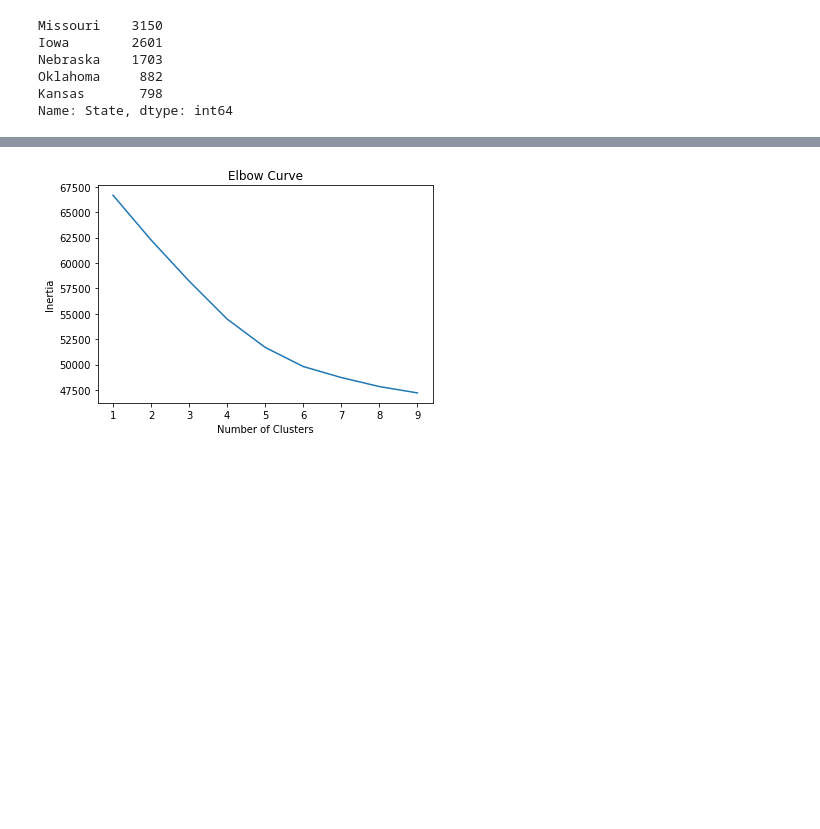
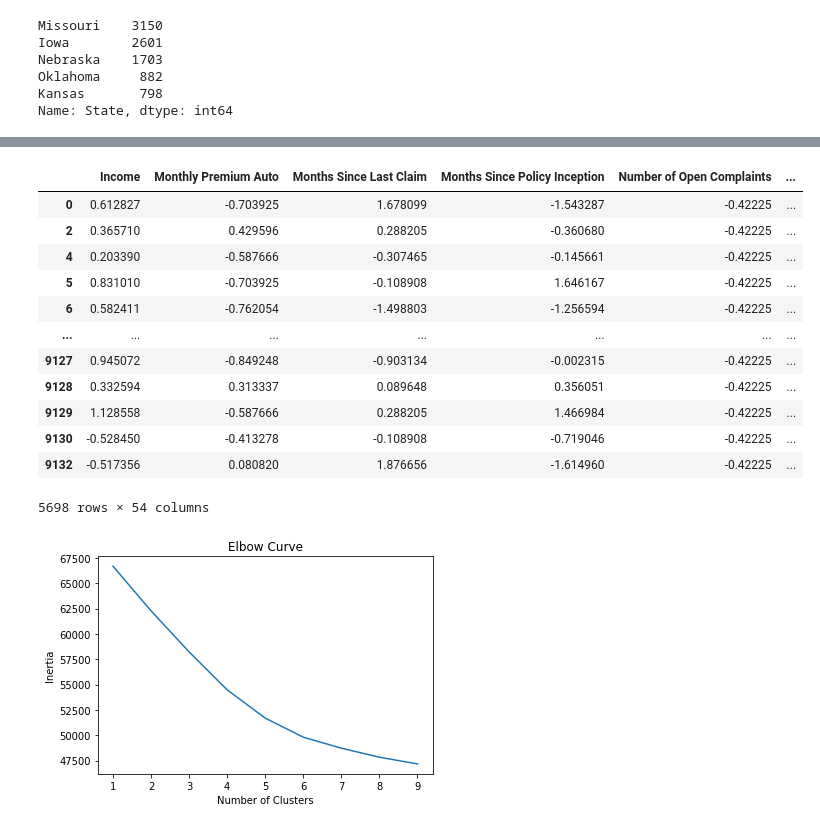
Before and after one commit to Delphine-Jean/Delphine-Jean_portfolio, a Jupyter notebook: Portfolio Data Science/Projets K Mean/Auto_insurance_Kmeans.ipynb, the cells around one changed output, grey strips where cells are left out. Cells and saved outputs as stored; diff of their text form; code cells hidden in the pictures; blank space fills up the shorter version.

```diff
--- a/Portfolio Data Science/Projets K Mean/Auto_insurance_Kmeans.ipynb
+++ b/Portfolio Data Science/Projets K Mean/Auto_insurance_Kmeans.ipynb
@@ -116,6 +116,22 @@ dataset_matrix.groupby(customer_kmean_cluster_2).mean()
 # %%
 employees = dataset_matrix_scaled.loc[dataset_matrix_scaled["EmploymentStatus_Employed"]==1,
                                       ]
+# %%
+employees
+# %% [output]
+|  | Income | Monthly Premium Auto | Months Since Last Claim | Months Since Policy Inception | Number of Open Complaints | ... |
+| 0 | 0.612827 | -0.703925 | 1.678099 | -1.543287 | -0.42225 | ... |
+| 2 | 0.365710 | 0.429596 | 0.288205 | -0.360680 | -0.42225 | ... |
+| 4 | 0.203390 | -0.587666 | -0.307465 | -0.145661 | -0.42225 | ... |
+| 5 | 0.831010 | -0.703925 | -0.108908 | 1.646167 | -0.42225 | ... |
+| 6 | 0.582411 | -0.762054 | -1.498803 | -1.256594 | -0.42225 | ... |
+| ... | ... | ... | ... | ... | ... | ... |
+| 9127 | 0.945072 | -0.849248 | -0.903134 | -0.002315 | -0.42225 | ... |
+| 9128 | 0.332594 | 0.313337 | 0.089648 | 0.356051 | -0.42225 | ... |
+| 9129 | 1.128558 | -0.587666 | 0.288205 | 1.466984 | -0.42225 | ... |
+| 9130 | -0.528450 | -0.413278 | -0.108908 | -0.719046 | -0.42225 | ... |
+| 9132 | -0.517356 | 0.080820 | 1.876656 | -1.614960 | -0.42225 | ... |
+5698 rows × 54 columns
 # %%
 # Ns = range(1, 10)
 # kmeans = [KMeans(n_clusters=i) for i in Ns]
```
Also changed, not shown: parts of 5 cells of this notebook.
